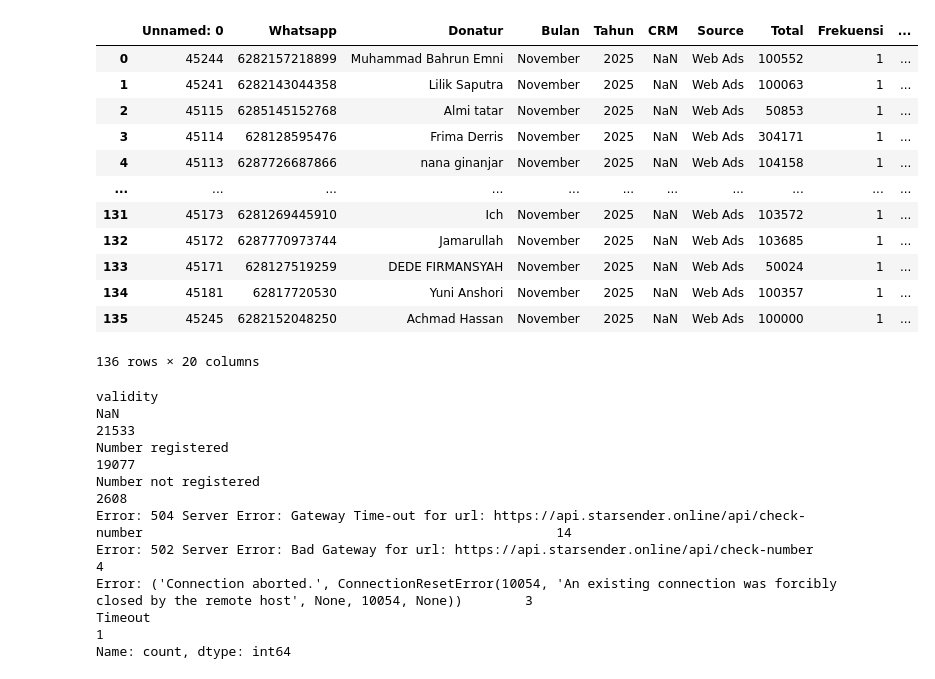
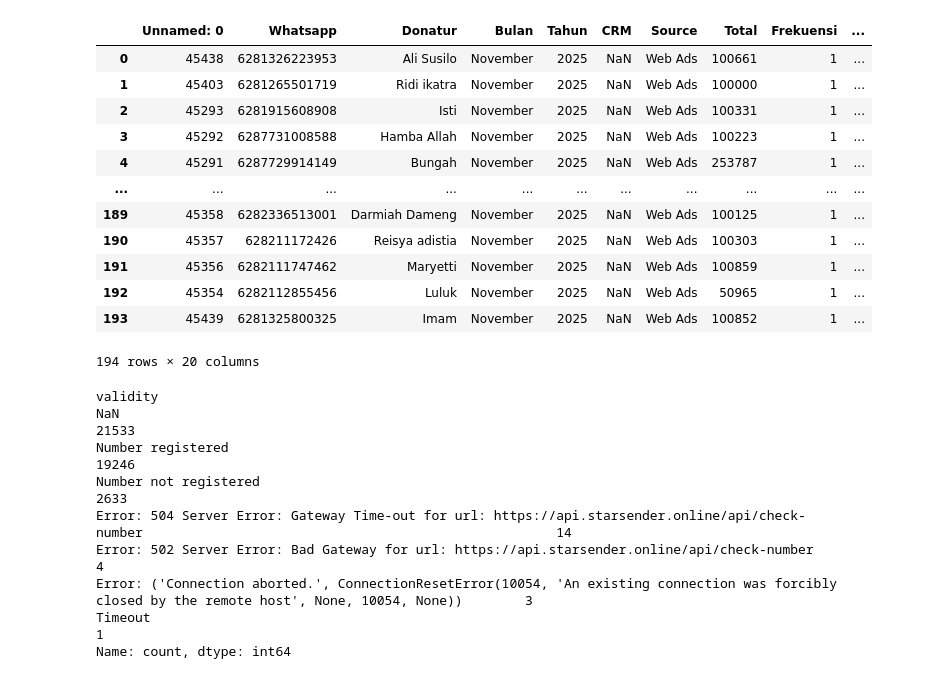
Before and after one commit to frqwuzhere/data_processing_with_python, a Jupyter notebook: untuk_cs/Tracking_Data/update_validity.ipynb, the cells around one changed output. Drawn from its saved outputs; the diff is of its cells as text; code cells hidden in the pictures.

Commit message:
update validity total

```diff
--- a/untuk_cs/Tracking_Data/update_validity.ipynb
+++ b/untuk_cs/Tracking_Data/update_validity.ipynb
@@ -126,26 +126,27 @@ Row 136/136 | API 8/8 | 6282152048250 → Number registered
 🎉 Done! Saved final_result.xlsx
 # %%
 # process_dataframe(uncheck)
-val_1 = pd.read_excel("final_result.xlsx")
+val = pd.read_excel("final_result.xlsx")
+val_1 = pd.read_excel("autosave_result.xlsx")
 # val_2 = pd.read_excel("batch_2.xlsx")
 # val_3 = pd.read_excel("batch_3.xlsx")
 # %%
-validity = pd.concat([val_1])
+validity = pd.concat([val])  # , val_2, val_3])
 validity
 # %% [output]
 |  | Unnamed: 0 | Whatsapp | Donatur | Bulan | Tahun | CRM | Source | Total | Frekuensi | ... |
-| 0 | 45244 | 6282157218899 | Muhammad Bahrun Emni | November | 2025 | NaN | Web Ads | 100552 | 1 | ... |
-| 1 | 45241 | 6282143044358 | Lilik Saputra | November | 2025 | NaN | Web Ads | 100063 | 1 | ... |
-| 2 | 45115 | 6285145152768 | Almi tatar | November | 2025 | NaN | Web Ads | 50853 | 1 | ... |
-| 3 | 45114 | 628128595476 | Frima Derris | November | 2025 | NaN | Web Ads | 304171 | 1 | ... |
-| 4 | 45113 | 6287726687866 | nana ginanjar | November | 2025 | NaN | Web Ads | 104158 | 1 | ... |
+| 0 | 45438 | 6281326223953 | Ali Susilo | November | 2025 | NaN | Web Ads | 100661 | 1 | ... |
+| 1 | 45403 | 6281265501719 | Ridi ikatra | November | 2025 | NaN | Web Ads | 100000 | 1 | ... |
+| 2 | 45293 | 6281915608908 | Isti | November | 2025 | NaN | Web Ads | 100331 | 1 | ... |
+| 3 | 45292 | 6287731008588 | Hamba Allah | November | 2025 | NaN | Web Ads | 100223 | 1 | ... |
+| 4 | 45291 | 6287729914149 | Bungah | November | 2025 | NaN | Web Ads | 253787 | 1 | ... |
 | ... | ... | ... | ... | ... | ... | ... | ... | ... | ... | ... |
-| 131 | 45173 | 6281269445910 | Ich | November | 2025 | NaN | Web Ads | 103572 | 1 | ... |
-| 132 | 45172 | 6287770973744 | Jamarullah | November | 2025 | NaN | Web Ads | 103685 | 1 | ... |
-| 133 | 45171 | 628127519259 | DEDE FIRMANSYAH | November | 2025 | NaN | Web Ads | 50024 | 1 | ... |
-| 134 | 45181 | 62817720530 | Yuni Anshori | November | 2025 | NaN | Web Ads | 100357 | 1 | ... |
-| 135 | 45245 | 6282152048250 | Achmad Hassan | November | 2025 | NaN | Web Ads | 100000 | 1 | ... |
+| 189 | 45358 | 6282336513001 | Darmiah Dameng | November | 2025 | NaN | Web Ads | 100125 | 1 | ... |
+| 190 | 45357 | 628211172426 | Reisya adistia | November | 2025 | NaN | Web Ads | 100303 | 1 | ... |
+| 191 | 45356 | 6282111747462 | Maryetti | November | 2025 | NaN | Web Ads | 100859 | 1 | ... |
+| 192 | 45354 | 6282112855456 | Luluk | November | 2025 | NaN | Web Ads | 50965 | 1 | ... |
+| 193 | 45439 | 6281325800325 | Imam | November | 2025 | NaN | Web Ads | 100852 | 1 | ... |
-136 rows × 20 columns
+194 rows × 20 columns
 # %%
 validity_update = pd.concat([data_with_validity, validity])
 validity_update = validity_update.drop_duplicates(subset=['Whatsapp'], keep='last').reset_index(drop=True)
@@ -154,8 +155,8 @@ validity_update['validity'].value_counts(dropna=False)
 # %% [output]
 validity
 NaN                                                                                                                                                21533
-Number registered                                                                                                                                  19077
-Number not registered                                                                                                                               2608
+Number registered                                                                                                                                  19246
+Number not registered                                                                                                                               2633
 Error: 504 Server Error: Gateway Time-out for url: https://api.starsender.online/api/check-number                                                     14
 Error: 502 Server Error: Bad Gateway for url: https://api.starsender.online/api/check-number                                                           4
 Error: ('Connection aborted.', ConnectionResetError(10054, 'An existing connection was forcibly closed by the remote host', None, 10054, None))        3
```
Also changed, not shown: parts of 2 cells of this notebook, 12 other files.
